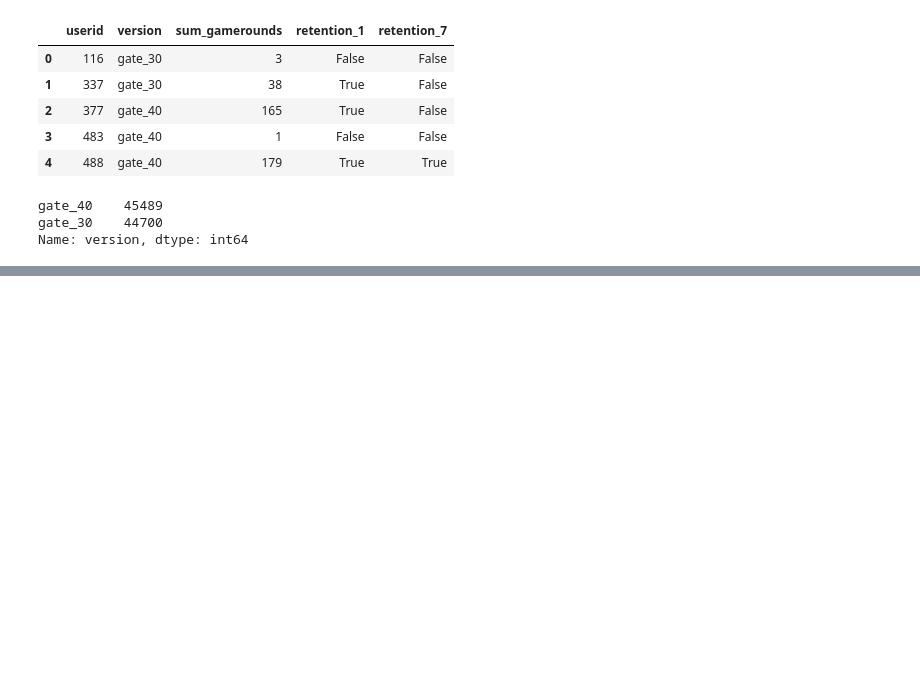
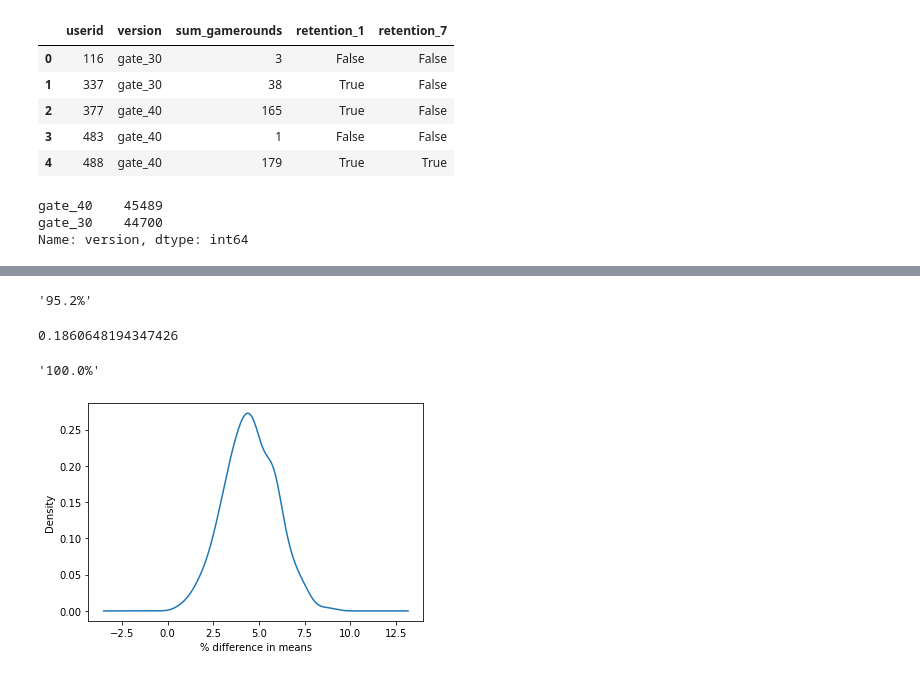
Before and after one commit to umakrishnaswamy/personalprojects, a Jupyter notebook: Player Retention AB Test .ipynb, the cells around one changed output, grey strips where cells are left out. Drawn from its saved outputs; the diff is of its cells as text; code cells hidden in the pictures; blank space fills up the shorter version.

```diff
--- a/Player Retention AB Test .ipynb
+++ b/Player Retention AB Test .ipynb
@@ -46,0 +106,35 @@ ModuleNotFoundError: No module named 'matplotlib.backend_bases'
+# %%
+# Calculating the probability that 1-day retention is greater when the gate is at level 30
+prob = sum(boot_1d['percentage diff'] > 0) / len(boot_1d['percentage diff'] > 0)
+'{:.1%}'.format(prob)
+# %% [output]
+'95.2%'
+# %%
+sum(df['retention_7'])/len(df['retention_7'])
+# %% [output]
+0.1860648194347426
+# %%
+# Creating a list with bootstrapped means for each AB-group
+boot_7d = []
+for i in range(500):
+    boot_mean = df.sample(frac=1, replace=True).groupby('version')['retention_7'].mean()
+    boot_7d.append(boot_mean)
+
+# Transforming the list to a DataFrame
+boot_7d = pd.DataFrame(boot_7d)
+
+# Adding a column with the % difference between the two AB-groups
+boot_7d['percentage diff'] = (boot_7d['gate_30'] - boot_7d['gate_40']) /  boot_7d['gate_40'] * 100
+
+# Ploting the bootstrap % difference
+ax = boot_7d['percentage diff'].plot(kind='kde')
+ax.set_xlabel("% difference in means")
+
+# Calculating the probability that 7-day retention is greater when the gate is at level 30
+prob = sum(boot_7d['percentage diff'] > 0) / len(boot_7d['percentage diff'] > 0)
+
+# Pretty printing the probability
+'{:.1%}'.format(prob)
+# %% [output]
+'100.0%'
+[figure, added]
```
Also changed, not shown: parts of 8 cells of this notebook.
